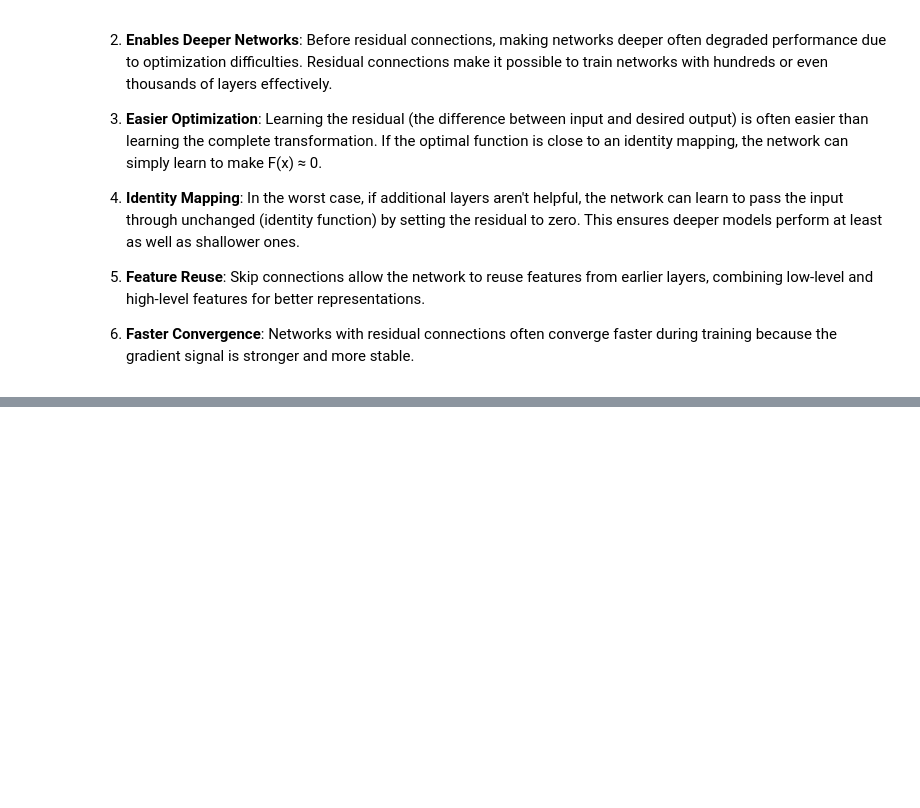
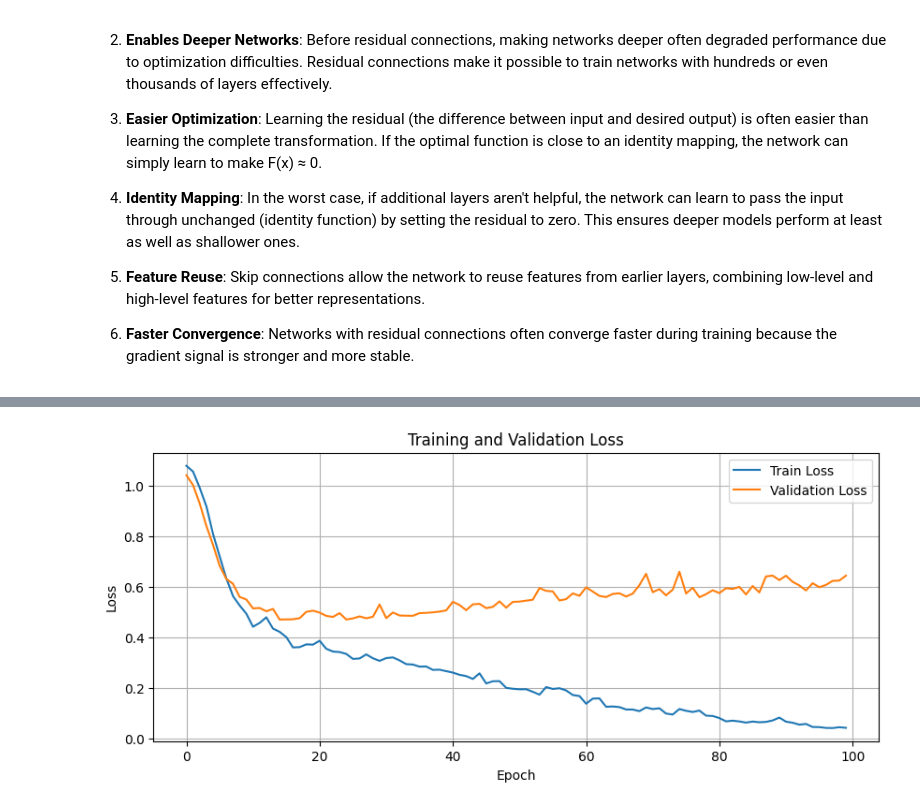
Before and after one commit to faressc/dl4ad, a Jupyter notebook: notebooks/07-ticks-of-the-trade.ipynb, the cells around one changed output, grey strips where cells are left out. Saved outputs shown, nothing was run; the diff lists cells and outputs as text; code cells hidden in the pictures; blank space fills up the shorter version.

```diff
--- a/notebooks/07-ticks-of-the-trade.ipynb
+++ b/notebooks/07-ticks-of-the-trade.ipynb
@@ -650,0 +1018,20 @@ train_losses, valid_losses, train_accs, valid_accs = train_model(
+# %%
+n_epochs = 100
+
+model = Waveform_Classification_CNN(num_classes=3).to(device)
+criterion = nn.CrossEntropyLoss()
+optimizer = optim.Adam(model.parameters(), lr=0.0008)
+scheduler = None
+
+# Train the model with residual connections
+train_losses, valid_losses, train_accs, valid_accs = train_model(
+    model=model,
+    train_loader= train_loader,
+    valid_loader=valid_loader,
+    optimizer=optimizer,
+    lr_scheduler=scheduler,
+    criterion=criterion,
+    n_epochs=n_epochs,
+    device=device
+)
+# %% [output]
@@ -650,0 +1052 @@ train_losses, valid_losses, train_accs, valid_accs = train_model(
+[figure, added]
```
Also changed, not shown: parts of 41 cells of this notebook.
